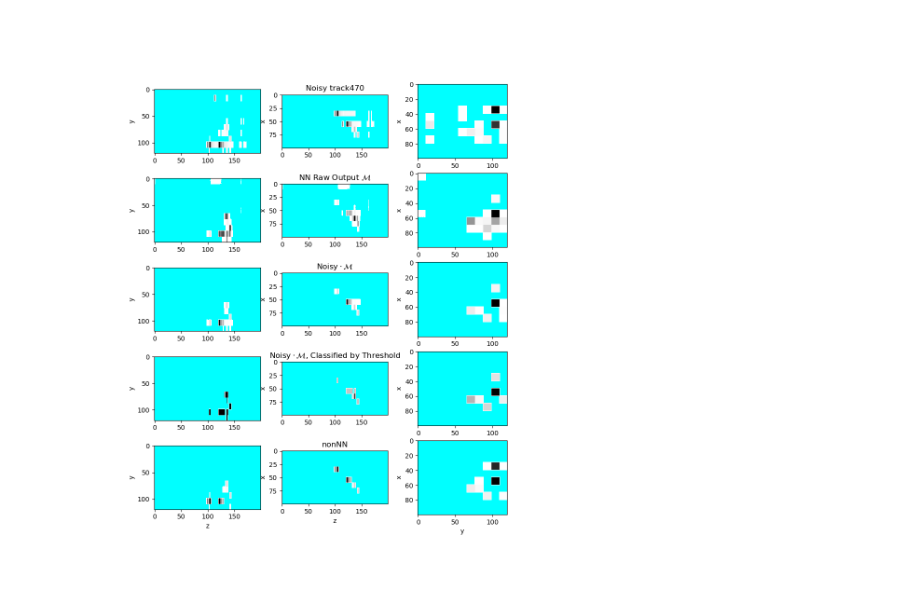
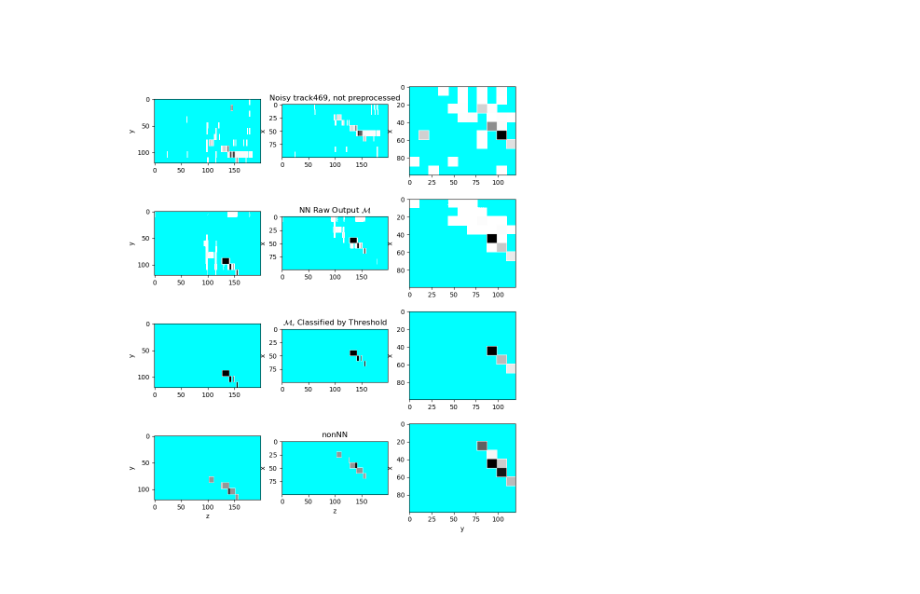
Before and after one commit to gajdosmatej/track_denoiser, a Jupyter notebook: analysis.ipynb, the cells around one changed output. Cells and saved outputs as stored; diff of their text form; code cells hidden in the pictures.

```diff
--- a/analysis.ipynb
+++ b/analysis.ipynb
@@ -118,43 +91,50 @@ print(threshold)
+# %%
+# Set classification threshold tau
+
+modelAPI.threshold = 0.42
+X17_classified = modelAPI.classify(X17_reconstructions)
 # %%
 # View and compare reconstructions
-
-#modelAPI.threshold = 0.005959224999999999	# Found in previous step
+#TODO in new plotting format
 
 #index = numpy.random.randint(0, 642)
 index = numpy.random.choice(DataLoader.nice_track_indices)
-noisy_event = noisy[index]
-nonNN_reconstruction = clean[index]
-NN_raw_reconstruction = modelAPI.evaluateSingleEvent(noisy_event)
-NN_multiply_reconstruction = NN_raw_reconstruction * noisy_event
-NN_classification = modelAPI.classify(NN_multiply_reconstruction)
+#index = 249
+noisy_event = noisy_with_E[index]
+#print(numpy.max(noisy_event))
+preprocessed_event = noisy[index]
+nonNN_reconstruction = numpy.where( clean[index] > 1e-6, 1, 0)
+NN_raw_reconstruction = modelAPI.evaluateSingleEvent(preprocessed_event)
+#NN_multiply_reconstruction = NN_raw_reconstruction * noisy_event
+NN_classification = modelAPI.classify(NN_raw_reconstruction)
 
 def upsample(event):
 	return numpy.repeat(numpy.repeat( numpy.copy(event) , 10, axis=0), 11, axis=1)[:100,:120,:200]
 
 fig = matplotlib.pyplot.gcf()
 matplotlib.pyplot.close(fig)
 
-fig, ax = matplotlib.pyplot.subplots(5,3)
+fig, ax = matplotlib.pyplot.subplots(4,3)
 fig.set_size_inches(10, 12)
 #fig.tight_layout()
 proj_type = ["zy","zx","yx"]
 
 for axis in [0,1,2]:
 	ax[0,axis].imshow(numpy.sum(upsample( noisy_event ), axis), cmap, vmin=numpy.min([1e-6, numpy.max(noisy_event)])/2)
 	ax[1,axis].imshow(numpy.sum(upsample( NN_raw_reconstruction ), axis), cmap, vmin=numpy.min([1e-6, numpy.max(NN_raw_reconstruction)])/2)
-	ax[2,axis].imshow(numpy.sum(upsample( NN_multiply_reconstruction ), axis), cmap, vmin=numpy.min([1e-6, numpy.max(NN_multiply_reconstruction)])/2)
-	ax[3,axis].imshow(numpy.sum(upsample( NN_classification ), axis), cmap, vmin=numpy.min([1e-6, numpy.max(NN_classification)])/2)
-	ax[4,axis].imshow(numpy.sum(upsample( nonNN_reconstruction ), axis), cmap, vmin=numpy.min([1e-6, numpy.max(nonNN_reconstruction)])/2)
+	#ax[2,axis].imshow(numpy.sum(upsample( NN_multiply_reconstruction ), axis), cmap, vmin=numpy.min([1e-6, numpy.max(NN_multiply_reconstruction)])/2)
+	ax[2,axis].imshow(numpy.sum(upsample( NN_classification ), axis), cmap, vmin=numpy.min([1e-6, numpy.max(NN_classification)])/2)
+	ax[3,axis].imshow(numpy.sum(upsample( nonNN_reconstruction ), axis), cmap, vmin=numpy.min([1e-6, numpy.max(nonNN_reconstruction)])/2)
 
-	for j in range(5):
+	for j in range(4):
 		ax[j,axis].set_ylabel(proj_type[axis][1])
 	ax[-1,axis].set_xlabel(proj_type[axis][0])
 
-ax[0,1].set_title("Noisy " + names[index])
+ax[0,1].set_title("Noisy " + names[index] + ", not preprocessed")
 ax[1,1].set_title(r"NN Raw Output $\mathcal{M}$")
-ax[2,1].set_title(r"$\text{Noisy} \cdot \mathcal{M}$")
-ax[3,1].set_title(r"$\text{Noisy} \cdot \mathcal{M}$, Classified by Threshold")
-ax[4,1].set_title("nonNN")
+#ax[2,1].set_title(r"$\text{Noisy} \cdot \mathcal{M}$")
+ax[2,1].set_title(r"$\mathcal{M}$, Classified by Threshold")
+ax[3,1].set_title("nonNN")
 matplotlib.pyplot.show()
 # %% [output]
-[figure, old version]
+[figure, new version]
```
Also changed, not shown: parts of 18 cells of this notebook, 1 other file.
